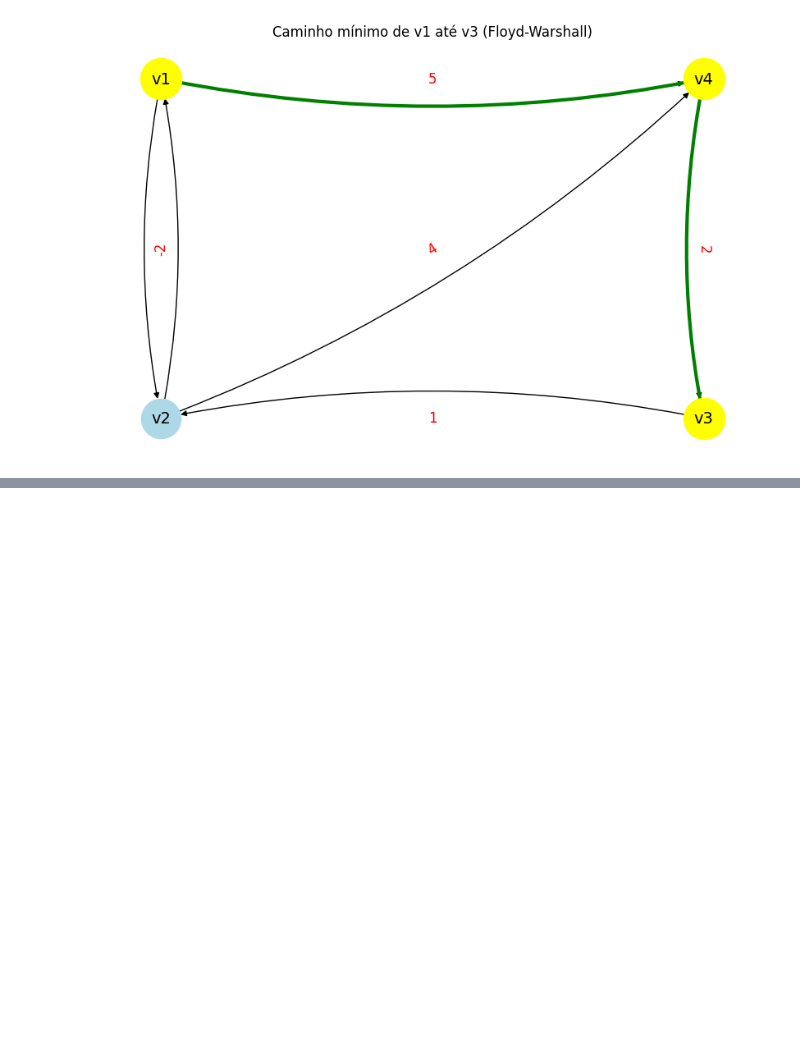
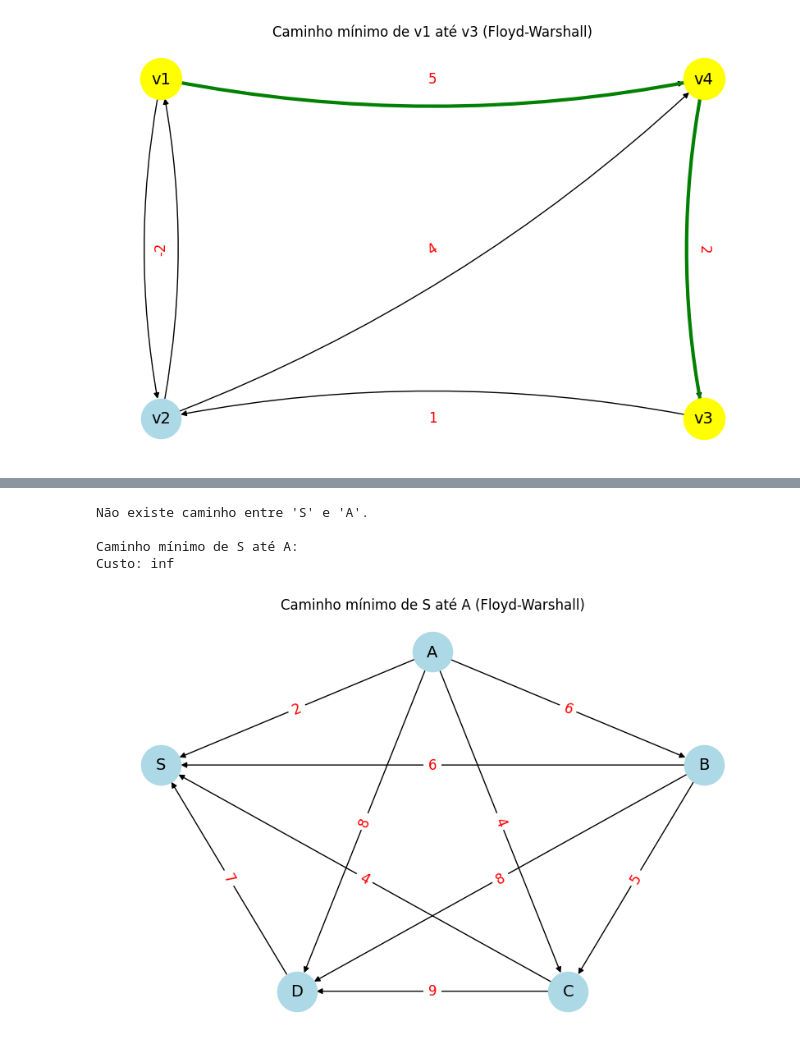
Before and after one commit to LeonardoVieiraGuimaraes/TeoriaGrafos, a Jupyter notebook: Aula08/AlgoritmoFloyd-Warshall.ipynb, the cells around one changed output, grey strips where cells are left out. Saved outputs shown, nothing was run; the diff lists cells and outputs as text; code cells hidden in the pictures; blank space fills up the shorter version.

```diff
--- a/Aula08/AlgoritmoFloyd-Warshall.ipynb
+++ b/Aula08/AlgoritmoFloyd-Warshall.ipynb
@@ -1456,7 +1456,7 @@ def plot_floyd_warshall_step_k(G, D, R, labels, k):
     node_colors[node_index] = 'orange'  # Colorir o vértice intermediário
 
     # Desenhar o grafo
-    nx.draw(G, pos, with_labels=True, node_color=node_colors, node_size=1200, font_size=14, arrows=True, connectionstyle="arc3,rad=0.1")
+    nx.draw(G, pos, with_labels=True, node_color=node_colors, node_size=1200, font_size=14, arrows=True)
     edge_labels = nx.get_edge_attributes(G, 'weight')
     nx.draw_networkx_edge_labels(G, pos, edge_labels=edge_labels, font_color='red', font_size=12)
 
@@ -1804,0 +1953,26 @@ plt.show()
+# %%
+
+start = 'S'
+end = 'A'
+
+caminho = caminho_minimo(R, labels, start, end)
+print(f"\nCaminho mínimo de {start} até {end}:", " → ".join(caminho))
+print("Custo:", D[labels.index(start), labels.index(end)])
+
+# --- PLOT DO GRAFO DESTACANDO O CAMINHO MÍNIMO ---
+plt.figure(figsize=(8, 5))
+nx.draw(G, pos, with_labels=True, node_color='lightblue', node_size=1200, font_size=14, arrows=True)
+nx.draw_networkx_edge_labels(G, pos, edge_labels=edge_labels, font_color='red', font_size=12)
+# Destaca o caminho mínimo de 'v1' até 'v2'
+if len(caminho) > 1:
+    path_edges = list(zip(caminho, caminho[1:]))
+    nx.draw_networkx_edges(G, pos, edgelist=path_edges, edge_color='green', width=3)
+    nx.draw_networkx_nodes(G, pos, nodelist=caminho, node_color='yellow', node_size=1300)
+plt.title(f"Caminho mínimo de {start} até {end} (Floyd-Warshall)")
+plt.show()
+# %% [output]
+Não existe caminho entre 'S' e 'A'.
+
+Caminho mínimo de S até A:
+Custo: inf
+[figure, added]
```
Also changed, not shown: parts of 2 cells of this notebook, 10 other files.
